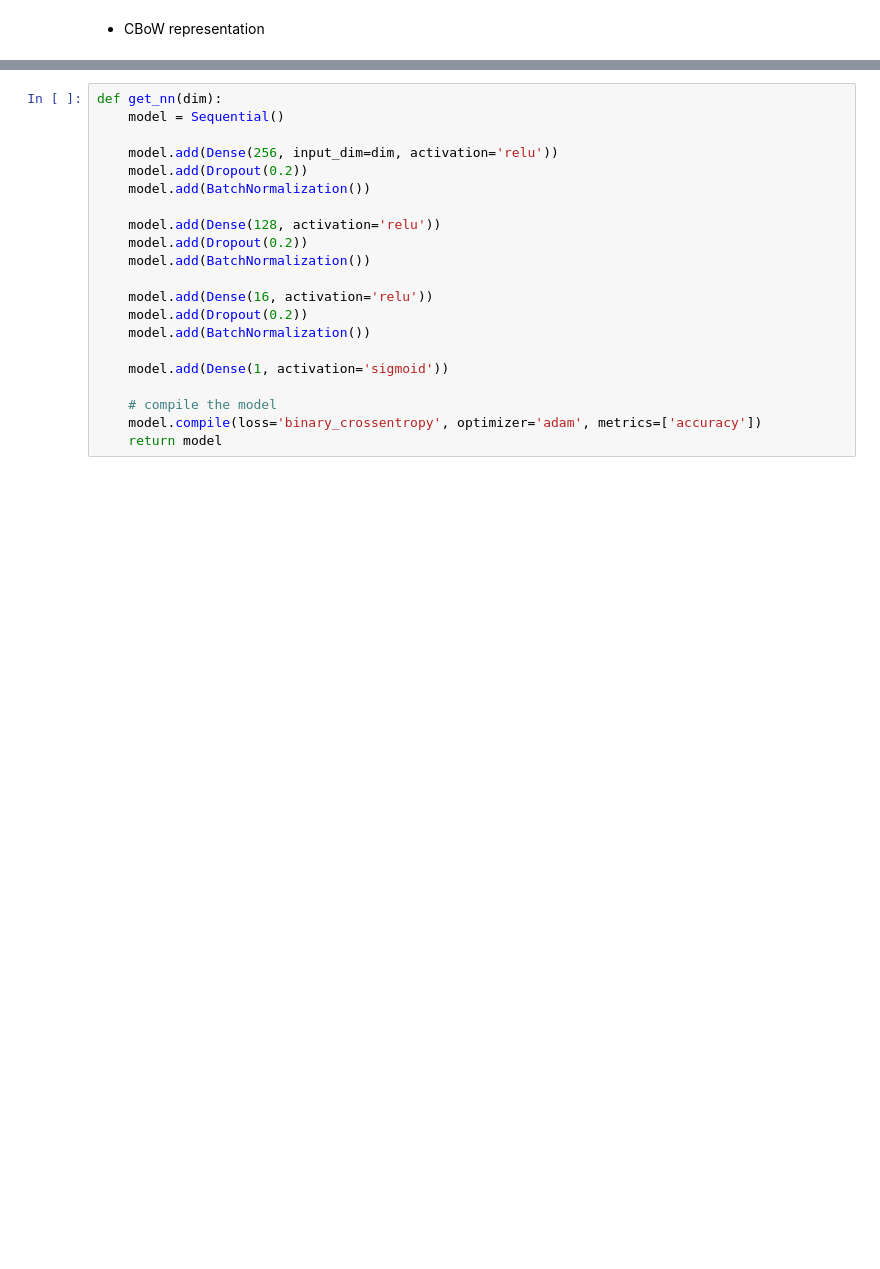
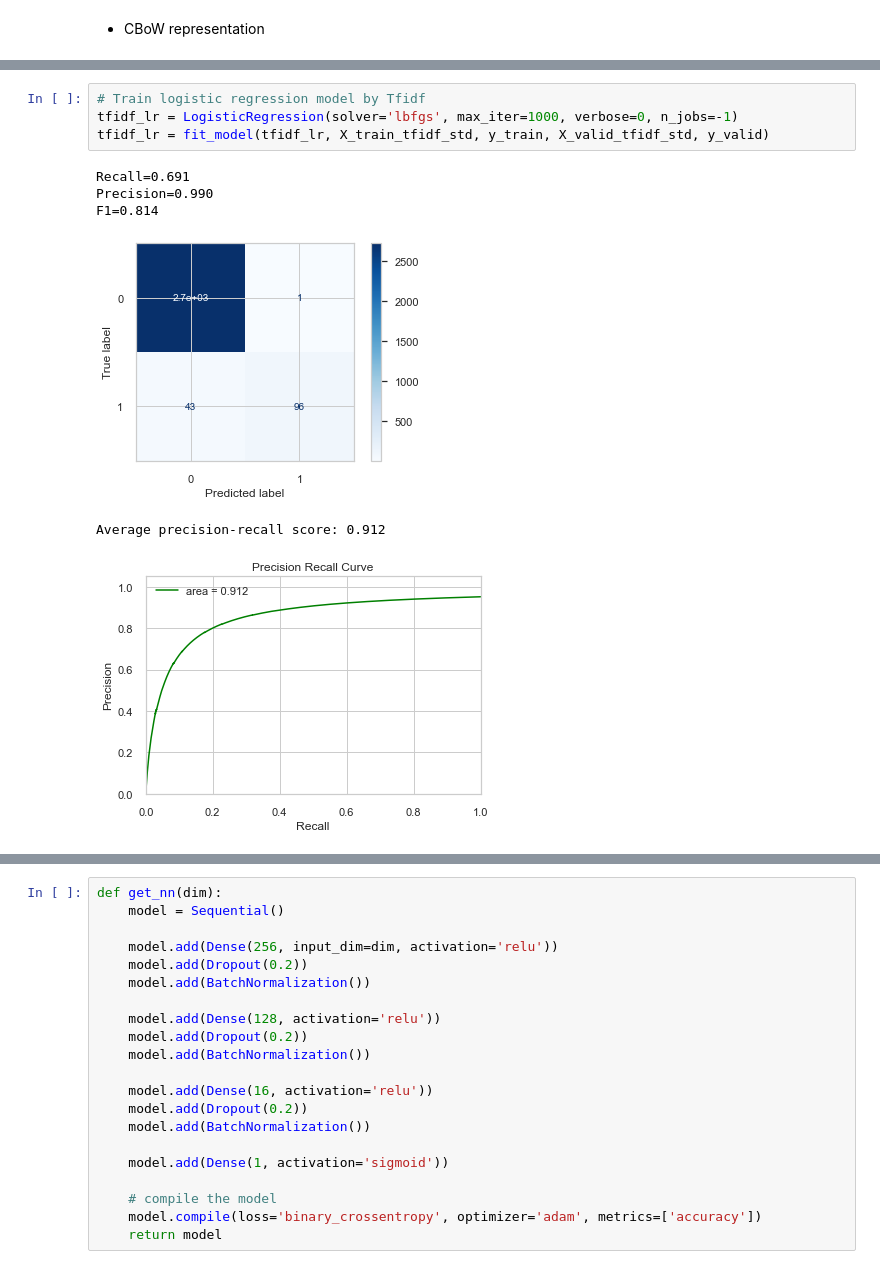
Before and after one commit to sting1000/Fake_JobPosting_Classifier, a Jupyter notebook: Exploration.ipynb, the cells around one changed output, grey strips where cells are left out. Drawn from its saved outputs; the diff is of its cells as text; blank space fills up the shorter version.

```diff
--- a/Exploration.ipynb
+++ b/Exploration.ipynb
@@ -486,0 +508,11 @@ plot_aucprc(cbow_lr, X_valid_cbow_std, y_valid)
+# %%
+# Train logistic regression model by Tfidf
+tfidf_lr = LogisticRegression(solver='lbfgs', max_iter=1000, verbose=0, n_jobs=-1)
+tfidf_lr = fit_model(tfidf_lr, X_train_tfidf_std, y_train, X_valid_tfidf_std, y_valid)
+# %% [output]
+Recall=0.691
+Precision=0.990
+F1=0.814
+[figure, added]
+Average precision-recall score: 0.912
+[figure, added]
```
Also changed, not shown: parts of 31 cells of this notebook, 5 other files.
